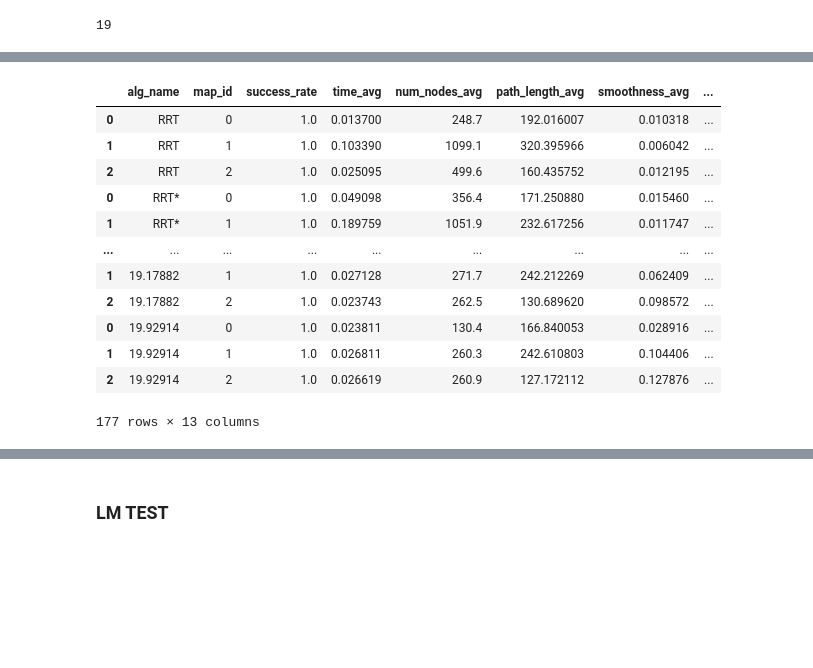
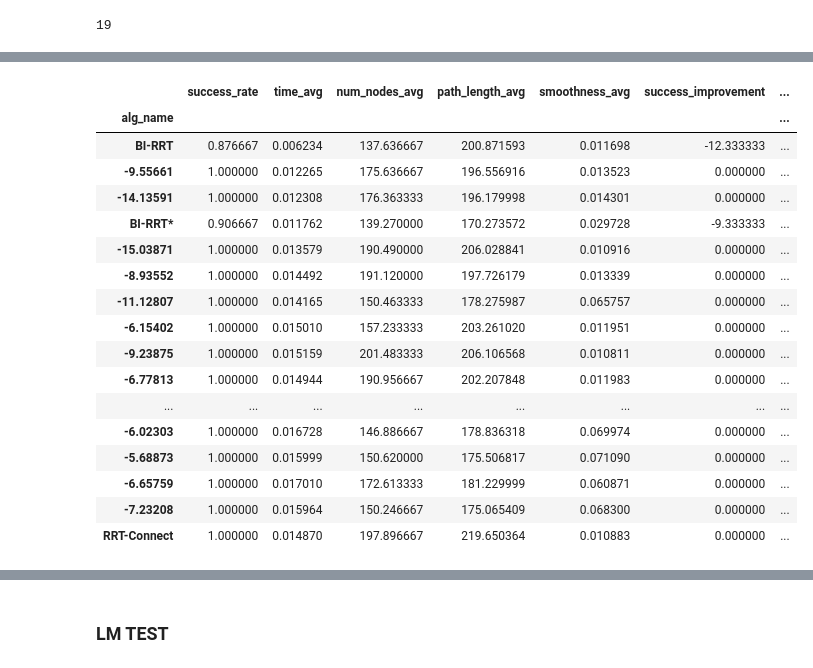
Before and after one commit to by-hwa/eoh_path_planning, a Jupyter notebook: test2.ipynb, the cells around one changed output, grey strips where cells are left out. Cells and saved outputs as stored; diff of their text form; code cells hidden in the pictures; blank space fills up the shorter version.

Commit message:
update db thres & exp result

```diff
--- a/test2.ipynb
+++ b/test2.ipynb
@@ -1624,0 +1778,20 @@ res3['cls_try'] = 3
+# %%
+def get_avg_result(df, clas_name, success_drop=False):
+    # alg_name 기준으로 groupby하여 평균값 계산
+    grouped_avg = df.groupby('alg_name').mean()
+    total_statics = pd.DataFrame(grouped_avg)
+    total_statics = total_statics.drop(["map_id"], axis=1)
+    total_statics = total_statics.sort_values(by='objective_score', ascending=False)
+    total_statics['cls_try'] = clas_name
+    # total_statics = total_statics.sort_values(by='time_improvement', ascending=False)
+
+    if success_drop:
+        total_statics = total_statics[total_statics['success_rate'] >= 1]
+
+    return total_statics
+# %%
+result_list = [total_df, res1, res2, res3, res4, time_res, path_res, smoothness_res]
+# %%
+whole_res_list = list()
+for i, res in enumerate(result_list):
+    whole_res_list.append(get_avg_result(res, code2label[i], True if not i==0 else False))
@@ -1625,2 +1829,5 @@ res3['cls_try'] = 3
 # %%
-whole_df = pd.concat([total_df, res1, res2, res3], axis=0)
+whole_df = pd.concat(whole_res_list, axis=0)
+whole_df = whole_df.sort_values(by='objective_score', ascending=False)
+# whole_df = whole_df.sort_values(by='time_improvement', ascending=False)
+whole_df[:20]
@@ -1627,16 +1853,22 @@ whole_df = pd.concat([total_df, res1, res2, res3], axis=0)
 # %%
-whole_df
+whole_df = whole_df.sort_values(by='time_improvement', ascending=False)
+whole_df[:20]
 # %% [output]
-|  | alg_name | map_id | success_rate | time_avg | num_nodes_avg | path_length_avg | smoothness_avg | ... |
-| 0 | RRT | 0 | 1.0 | 0.013700 | 248.7 | 192.016007 | 0.010318 | ... |
-| 1 | RRT | 1 | 1.0 | 0.103390 | 1099.1 | 320.395966 | 0.006042 | ... |
-| 2 | RRT | 2 | 1.0 | 0.025095 | 499.6 | 160.435752 | 0.012195 | ... |
-| 0 | RRT* | 0 | 1.0 | 0.049098 | 356.4 | 171.250880 | 0.015460 | ... |
-| 1 | RRT* | 1 | 1.0 | 0.189759 | 1051.9 | 232.617256 | 0.011747 | ... |
-| ... | ... | ... | ... | ... | ... | ... | ... | ... |
-| 1 | 19.17882 | 1 | 1.0 | 0.027128 | 271.7 | 242.212269 | 0.062409 | ... |
-| 2 | 19.17882 | 2 | 1.0 | 0.023743 | 262.5 | 130.689620 | 0.098572 | ... |
-| 0 | 19.92914 | 0 | 1.0 | 0.023811 | 130.4 | 166.840053 | 0.028916 | ... |
-| 1 | 19.92914 | 1 | 1.0 | 0.026811 | 260.3 | 242.610803 | 0.104406 | ... |
-| 2 | 19.92914 | 2 | 1.0 | 0.026619 | 260.9 | 127.172112 | 0.127876 | ... |
+|  | success_rate | time_avg | num_nodes_avg | path_length_avg | smoothness_avg | success_improvement | ... |
+| alg_name |  |  |  |  |  |  | ... |
+| BI-RRT | 0.876667 | 0.006234 | 137.636667 | 200.871593 | 0.011698 | -12.333333 | ... |
+| -9.55661 | 1.000000 | 0.012265 | 175.636667 | 196.556916 | 0.013523 | 0.000000 | ... |
+| -14.13591 | 1.000000 | 0.012308 | 176.363333 | 196.179998 | 0.014301 | 0.000000 | ... |
+| BI-RRT* | 0.906667 | 0.011762 | 139.270000 | 170.273572 | 0.029728 | -9.333333 | ... |
+| -15.03871 | 1.000000 | 0.013579 | 190.490000 | 206.028841 | 0.010916 | 0.000000 | ... |
+| -8.93552 | 1.000000 | 0.014492 | 191.120000 | 197.726179 | 0.013339 | 0.000000 | ... |
+| -11.12807 | 1.000000 | 0.014165 | 150.463333 | 178.275987 | 0.065757 | 0.000000 | ... |
+| -6.15402 | 1.000000 | 0.015010 | 157.233333 | 203.261020 | 0.011951 | 0.000000 | ... |
+| -9.23875 | 1.000000 | 0.015159 | 201.483333 | 206.106568 | 0.010811 | 0.000000 | ... |
+| -6.77813 | 1.000000 | 0.014944 | 190.956667 | 202.207848 | 0.011983 | 0.000000 | ... |
+| ... | ... | ... | ... | ... | ... | ... | ... |
+| -6.02303 | 1.000000 | 0.016728 | 146.886667 | 178.836318 | 0.069974 | 0.000000 | ... |
+| -5.68873 | 1.000000 | 0.015999 | 150.620000 | 175.506817 | 0.071090 | 0.000000 | ... |
+| -6.65759 | 1.000000 | 0.017010 | 172.613333 | 181.229999 | 0.060871 | 0.000000 | ... |
+| -7.23208 | 1.000000 | 0.015964 | 150.246667 | 175.065409 | 0.068300 | 0.000000 | ... |
+| RRT-Connect | 1.000000 | 0.014870 | 197.896667 | 219.650364 | 0.010883 | 0.000000 | ... |
-177 rows × 13 columns
```
Also changed, not shown: parts of 38 cells of this notebook, 49 other files.
